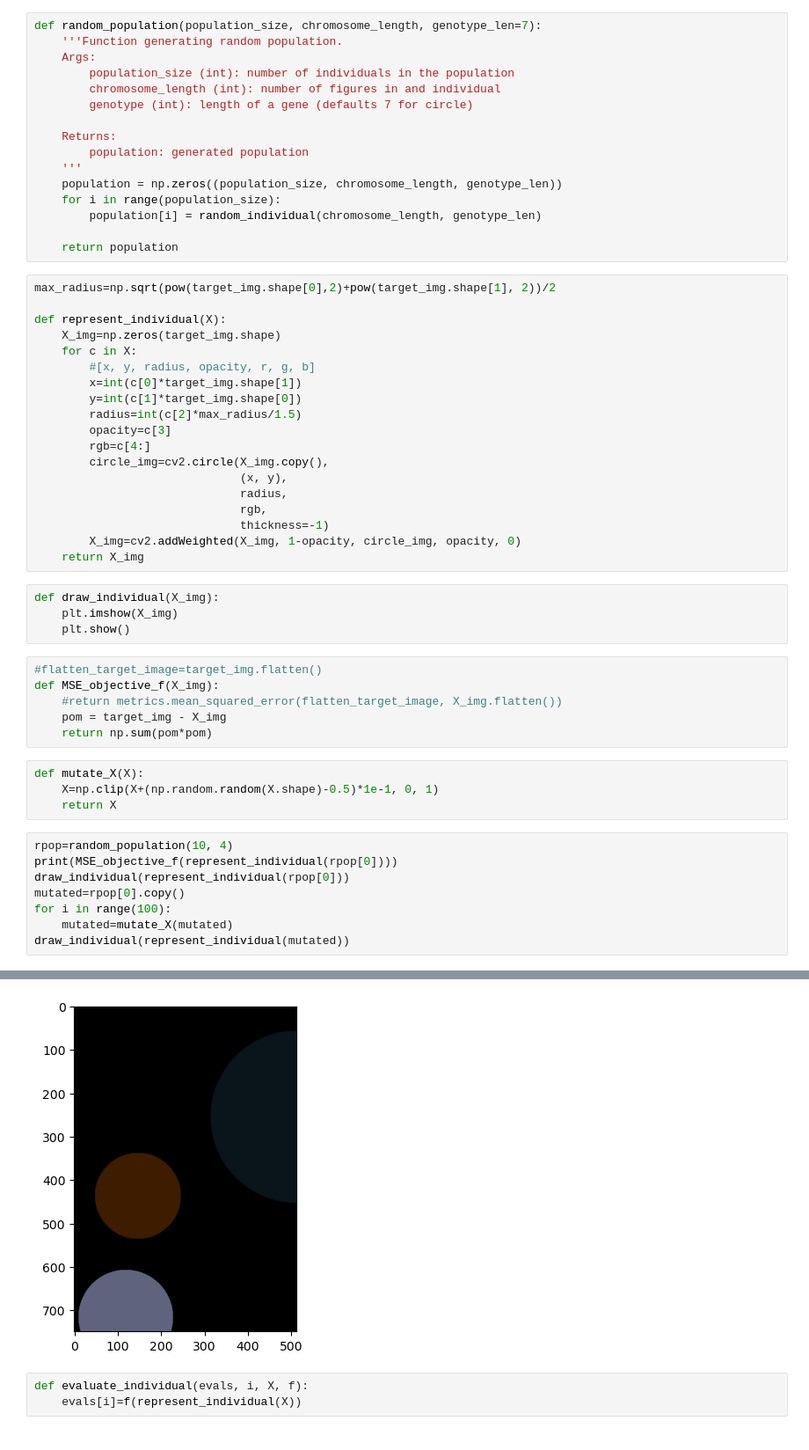
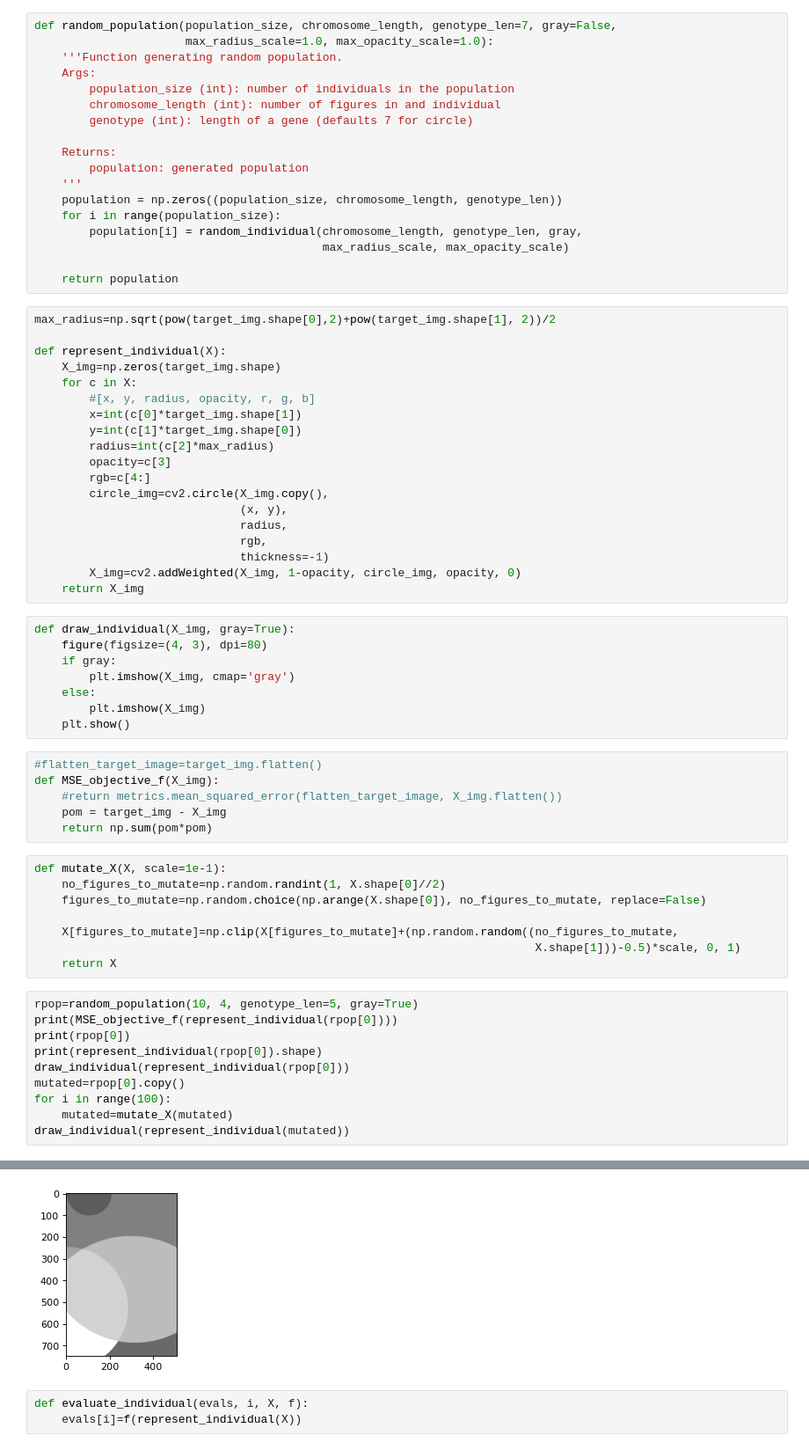
Before and after one commit to kpuchalskixiv/Evolutionary_Art, a Jupyter notebook: projekt.ipynb, the cells around one changed output, grey strips where cells are left out. Shown at 88% size. Drawn from its saved outputs; the diff is of its cells as text.

```diff
--- a/projekt.ipynb
+++ b/projekt.ipynb
@@ -121,7 +160,8 @@ def random_individual(chromosome_length, genotype_len=7):
 
     return indiv
 # %%
-def random_population(population_size, chromosome_length, genotype_len=7):
+def random_population(population_size, chromosome_length, genotype_len=7, gray=False,
+                      max_radius_scale=1.0, max_opacity_scale=1.0):
     '''Function generating random population.
     Args:
         population_size (int): number of individuals in the population
@@ -133,7 +173,8 @@ def random_population(population_size, chromosome_length, genotype_len=7):
     '''
     population = np.zeros((population_size, chromosome_length, genotype_len))
     for i in range(population_size):
-        population[i] = random_individual(chromosome_length, genotype_len)
+        population[i] = random_individual(chromosome_length, genotype_len, gray,
+                                          max_radius_scale, max_opacity_scale)
 
     return population
 # %%
@@ -145,7 +186,7 @@ def represent_individual(X):
         #[x, y, radius, opacity, r, g, b]
         x=int(c[0]*target_img.shape[1])
         y=int(c[1]*target_img.shape[0])
-        radius=int(c[2]*max_radius/1.5)
+        radius=int(c[2]*max_radius)
         opacity=c[3]
         rgb=c[4:]
         circle_img=cv2.circle(X_img.copy(),
@@ -156,8 +197,12 @@ def represent_individual(X):
         X_img=cv2.addWeighted(X_img, 1-opacity, circle_img, opacity, 0)
     return X_img
 # %%
-def draw_individual(X_img):
-    plt.imshow(X_img)
+def draw_individual(X_img, gray=True):
+    figure(figsize=(4, 3), dpi=80)
+    if gray:
+        plt.imshow(X_img, cmap='gray')
+    else:
+        plt.imshow(X_img)
     plt.show()
 # %%
 #flatten_target_image=target_img.flatten()
@@ -166,12 +211,18 @@ def MSE_objective_f(X_img):
     pom = target_img - X_img
     return np.sum(pom*pom)
 # %%
-def mutate_X(X):
-    X=np.clip(X+(np.random.random(X.shape)-0.5)*1e-1, 0, 1)
+def mutate_X(X, scale=1e-1):
+    no_figures_to_mutate=np.random.randint(1, X.shape[0]//2)
+    figures_to_mutate=np.random.choice(np.arange(X.shape[0]), no_figures_to_mutate, replace=False)
+
+    X[figures_to_mutate]=np.clip(X[figures_to_mutate]+(np.random.random((no_figures_to_mutate,
+                                                                         X.shape[1]))-0.5)*scale, 0, 1)
     return X
 # %%
-rpop=random_population(10, 4)
+rpop=random_population(10, 4, genotype_len=5, gray=True)
 print(MSE_objective_f(represent_individual(rpop[0])))
+print(rpop[0])
+print(represent_individual(rpop[0]).shape)
 draw_individual(represent_individual(rpop[0]))
 mutated=rpop[0].copy()
 for i in range(100):
@@ -183,4 +239,4 @@ draw_individual(represent_individual(mutated))
-[figure, old version]
+[figure, new version]
 # %%
 def evaluate_individual(evals, i, X, f):
     evals[i]=f(represent_individual(X))
```
Also changed, not shown: parts of 17 cells of this notebook.
